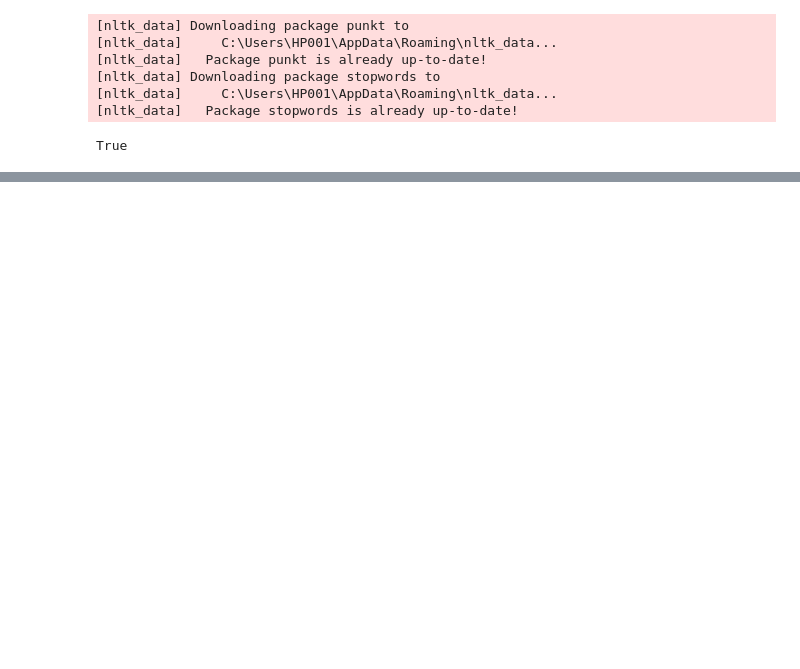
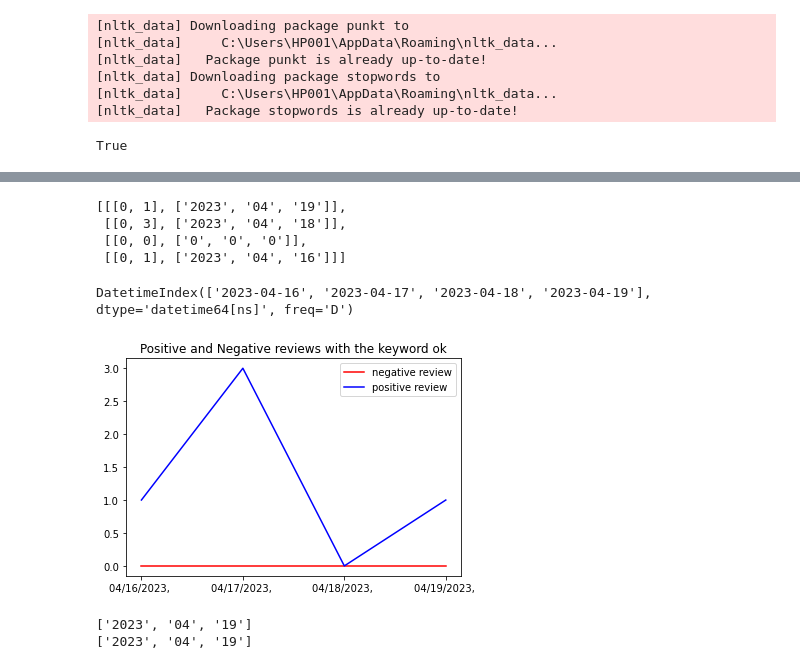
Before and after one commit to programmerbeast/Code, a Jupyter notebook: Project_PlayStore_Reviews_Analysis.ipynb, the cells around one changed output, grey strips where cells are left out. Drawn from its saved outputs; the diff is of its cells as text; code cells hidden in the pictures; blank space fills up the shorter version.

```diff
--- a/Project_PlayStore_Reviews_Analysis.ipynb
+++ b/Project_PlayStore_Reviews_Analysis.ipynb
@@ -150,0 +174,23 @@ DatetimeIndex(['2020-01-20', '2020-01-21', '2020-01-22', '2020-01-23'], dtype='d
+# %%
+time_frame=4
+time_start="04/16/2023"
+time_end="04/19/2023"
+# %%
+keyword="ok"
+# %%
+list_time_keyword=keyword_counter(keyword)
+# %%
+data_negative=[list_time_keyword[i][0][0] for i in range(len(list_time_keyword))]
+data_positive=[list_time_keyword[i][0][1] for i in range(len(list_time_keyword))]
+# %%
+list_time_keyword
+# %% [output]
+[[[0, 1], ['2023', '04', '19']],
+ [[0, 3], ['2023', '04', '18']],
+ [[0, 0], ['0', '0', '0']],
+ [[0, 1], ['2023', '04', '16']]]
+# %%
+make_graph(keyword,data_negative,data_positive,time_frame,time_start,time_end)
+# %% [output]
+DatetimeIndex(['2023-04-16', '2023-04-17', '2023-04-18', '2023-04-19'], dtype='datetime64[ns]', freq='D')
+[figure, added]
@@ -150,0 +219,5 @@ DatetimeIndex(['2020-01-20', '2020-01-21', '2020-01-22', '2020-01-23'], dtype='d
+# %%
+(list_negative,list_positive) = keyword_recommendation(day)
+# %% [output]
+['2023', '04', '19']
+['2023', '04', '19']
```
Also changed, not shown: parts of 13 cells of this notebook.
